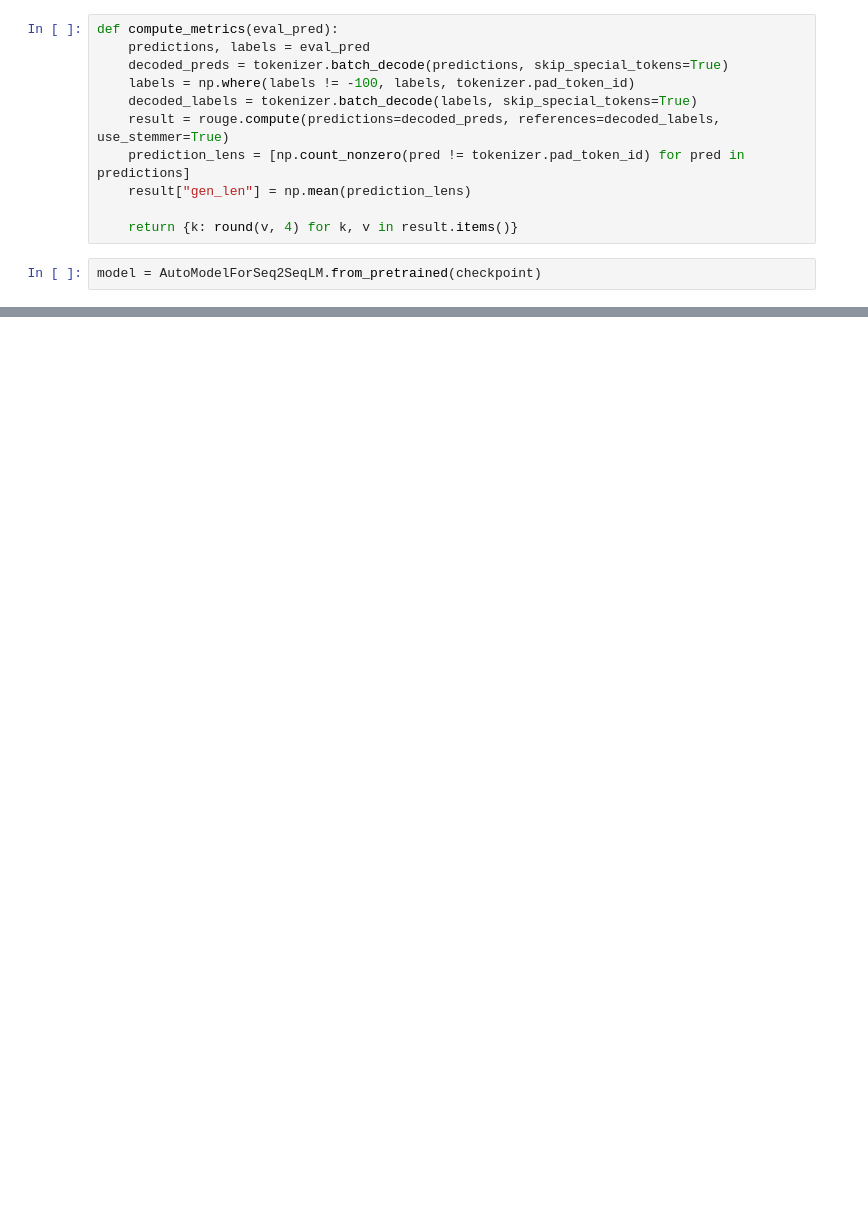
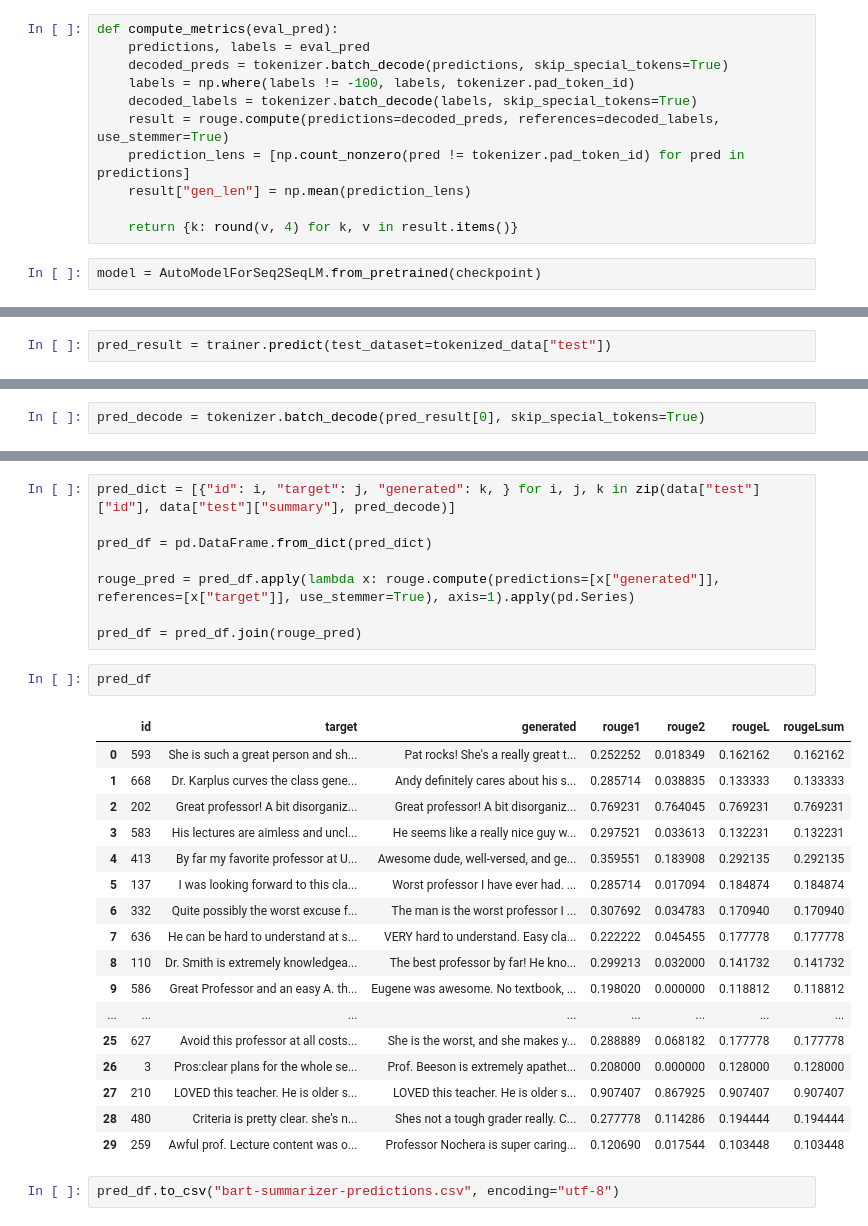
Before and after one commit to noppakorn/nlp-2023-project, a Jupyter notebook: bart-summarizer/bart_summarizer.ipynb, the cells around one changed output, grey strips where cells are left out. Saved outputs shown, nothing was run; the diff lists cells and outputs as text; blank space fills up the shorter version.

```diff
--- a/bart-summarizer/bart_summarizer.ipynb
+++ b/bart-summarizer/bart_summarizer.ipynb
@@ -119,0 +162,2 @@ TrainOutput(global_step=680, training_loss=0.3496218667310827, metrics={'train_r
+# %%
+pred_result = trainer.predict(test_dataset=tokenized_data["test"])
@@ -119,0 +166,2 @@ TrainOutput(global_step=680, training_loss=0.3496218667310827, metrics={'train_r
+# %%
+pred_decode = tokenizer.batch_decode(pred_result[0], skip_special_tokens=True)
@@ -119,0 +181,30 @@ TrainOutput(global_step=680, training_loss=0.3496218667310827, metrics={'train_r
+# %%
+pred_dict = [{"id": i, "target": j, "generated": k, } for i, j, k in zip(data["test"]["id"], data["test"]["summary"], pred_decode)]
+
+pred_df = pd.DataFrame.from_dict(pred_dict)
+
+rouge_pred = pred_df.apply(lambda x: rouge.compute(predictions=[x["generated"]], references=[x["target"]], use_stemmer=True), axis=1).apply(pd.Series)
+
+pred_df = pred_df.join(rouge_pred)
+# %%
+pred_df
+# %% [output]
+|  | id | target | generated | rouge1 | rouge2 | rougeL | rougeLsum |
+| 0 | 593 | She is such a great person and sh... | Pat rocks! She's a really great t... | 0.252252 | 0.018349 | 0.162162 | 0.162162 |
+| 1 | 668 | Dr. Karplus curves the class gene... | Andy definitely cares about his s... | 0.285714 | 0.038835 | 0.133333 | 0.133333 |
+| 2 | 202 | Great professor! A bit disorganiz... | Great professor! A bit disorganiz... | 0.769231 | 0.764045 | 0.769231 | 0.769231 |
+| 3 | 583 | His lectures are aimless and uncl... | He seems like a really nice guy w... | 0.297521 | 0.033613 | 0.132231 | 0.132231 |
+| 4 | 413 | By far my favorite professor at U... | Awesome dude, well-versed, and ge... | 0.359551 | 0.183908 | 0.292135 | 0.292135 |
+| 5 | 137 | I was looking forward to this cla... | Worst professor I have ever had. ... | 0.285714 | 0.017094 | 0.184874 | 0.184874 |
+| 6 | 332 | Quite possibly the worst excuse f... | The man is the worst professor I ... | 0.307692 | 0.034783 | 0.170940 | 0.170940 |
+| 7 | 636 | He can be hard to understand at s... | VERY hard to understand. Easy cla... | 0.222222 | 0.045455 | 0.177778 | 0.177778 |
+| 8 | 110 | Dr. Smith is extremely knowledgea... | The best professor by far! He kno... | 0.299213 | 0.032000 | 0.141732 | 0.141732 |
+| 9 | 586 | Great Professor and an easy A. th... | Eugene was awesome. No textbook, ... | 0.198020 | 0.000000 | 0.118812 | 0.118812 |
+| ... | ... | ... | ... | ... | ... | ... | ... |
+| 25 | 627 | Avoid this professor at all costs... | She is the worst, and she makes y... | 0.288889 | 0.068182 | 0.177778 | 0.177778 |
+| 26 | 3 | Pros:clear plans for the whole se... | Prof. Beeson is extremely apathet... | 0.208000 | 0.000000 | 0.128000 | 0.128000 |
+| 27 | 210 | LOVED this teacher. He is older s... | LOVED this teacher. He is older s... | 0.907407 | 0.867925 | 0.907407 | 0.907407 |
+| 28 | 480 | Criteria is pretty clear. she's n... | Shes not a tough grader really. C... | 0.277778 | 0.114286 | 0.194444 | 0.194444 |
+| 29 | 259 | Awful prof. Lecture content was o... | Professor Nochera is super caring... | 0.120690 | 0.017544 | 0.103448 | 0.103448 |
+# %%
+pred_df.to_csv("bart-summarizer-predictions.csv", encoding="utf-8")
```
Also changed, not shown: parts of 19 cells of this notebook, 1 other file.
